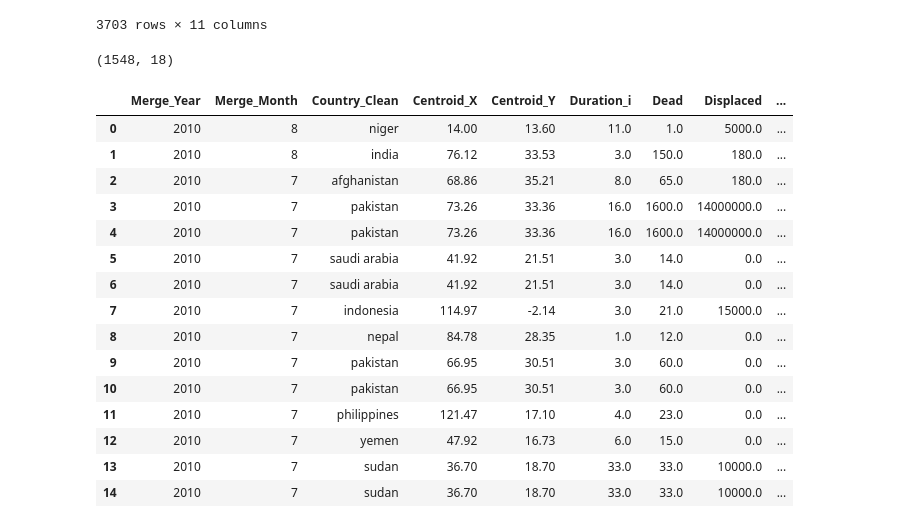
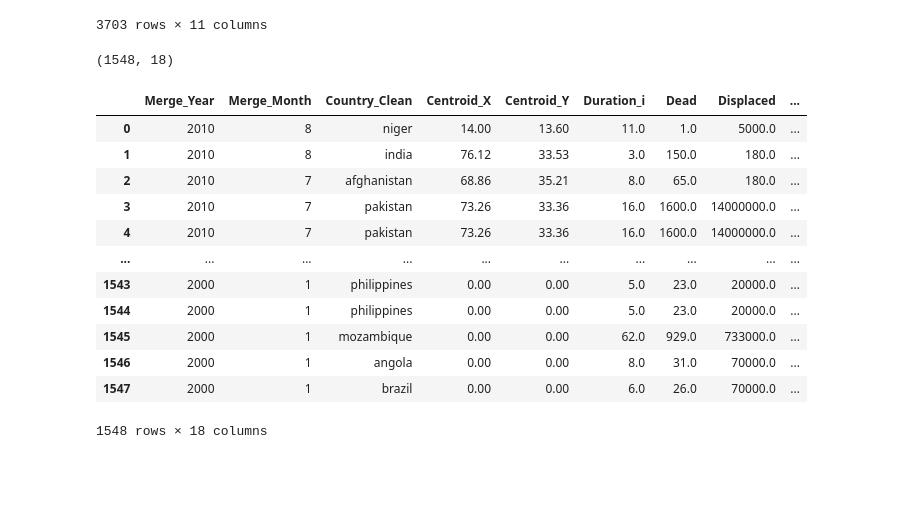
Before and after one commit to Flood-Prediction-AI-Team/Flood-Prediction-Using-WeatherAPI-and-historical-thread-mapping, a Jupyter notebook: Code/Merged_dataset/dataset_fusion.ipynb, the cells around one changed output. Cells and saved outputs as stored; diff of their text form; code cells hidden in the pictures; blank space fills up the shorter version.

```diff
--- a/Code/Merged_dataset/dataset_fusion.ipynb
+++ b/Code/Merged_dataset/dataset_fusion.ipynb
@@ -125,30 +125,27 @@ dfo_selected
 # %%
 # Now we will merge these two datasets on the basis of
 # country , year and month
 # Merge datasets where the Country, Year, and Month are identical
 fused_df = pd.merge(
     dfo_selected,
     emdat_clean,
     on=['Country_Clean', 'Merge_Year', 'Merge_Month'],
     how='inner'
 )
 print(fused_df.shape)
-fused_df.head(15)
+fused_df
 # %% [output]
 (1548, 18)
 |  | Merge_Year | Merge_Month | Country_Clean | Centroid_X | Centroid_Y | Duration_i | Dead | Displaced | ... |
 | 0 | 2010 | 8 | niger | 14.00 | 13.60 | 11.0 | 1.0 | 5000.0 | ... |
 | 1 | 2010 | 8 | india | 76.12 | 33.53 | 3.0 | 150.0 | 180.0 | ... |
 | 2 | 2010 | 7 | afghanistan | 68.86 | 35.21 | 8.0 | 65.0 | 180.0 | ... |
 | 3 | 2010 | 7 | pakistan | 73.26 | 33.36 | 16.0 | 1600.0 | 14000000.0 | ... |
 | 4 | 2010 | 7 | pakistan | 73.26 | 33.36 | 16.0 | 1600.0 | 14000000.0 | ... |
-| 5 | 2010 | 7 | saudi arabia | 41.92 | 21.51 | 3.0 | 14.0 | 0.0 | ... |
-| 6 | 2010 | 7 | saudi arabia | 41.92 | 21.51 | 3.0 | 14.0 | 0.0 | ... |
-| 7 | 2010 | 7 | indonesia | 114.97 | -2.14 | 3.0 | 21.0 | 15000.0 | ... |
-| 8 | 2010 | 7 | nepal | 84.78 | 28.35 | 1.0 | 12.0 | 0.0 | ... |
-| 9 | 2010 | 7 | pakistan | 66.95 | 30.51 | 3.0 | 60.0 | 0.0 | ... |
-| 10 | 2010 | 7 | pakistan | 66.95 | 30.51 | 3.0 | 60.0 | 0.0 | ... |
-| 11 | 2010 | 7 | philippines | 121.47 | 17.10 | 4.0 | 23.0 | 0.0 | ... |
-| 12 | 2010 | 7 | yemen | 47.92 | 16.73 | 6.0 | 15.0 | 0.0 | ... |
-| 13 | 2010 | 7 | sudan | 36.70 | 18.70 | 33.0 | 33.0 | 10000.0 | ... |
-| 14 | 2010 | 7 | sudan | 36.70 | 18.70 | 33.0 | 33.0 | 10000.0 | ... |
+| ... | ... | ... | ... | ... | ... | ... | ... | ... | ... |
+| 1543 | 2000 | 1 | philippines | 0.00 | 0.00 | 5.0 | 23.0 | 20000.0 | ... |
+| 1544 | 2000 | 1 | philippines | 0.00 | 0.00 | 5.0 | 23.0 | 20000.0 | ... |
+| 1545 | 2000 | 1 | mozambique | 0.00 | 0.00 | 62.0 | 929.0 | 733000.0 | ... |
+| 1546 | 2000 | 1 | angola | 0.00 | 0.00 | 8.0 | 31.0 | 70000.0 | ... |
+| 1547 | 2000 | 1 | brazil | 0.00 | 0.00 | 6.0 | 26.0 | 70000.0 | ... |
+1548 rows × 18 columns
```
Also changed, not shown: parts of 1 cell of this notebook.
